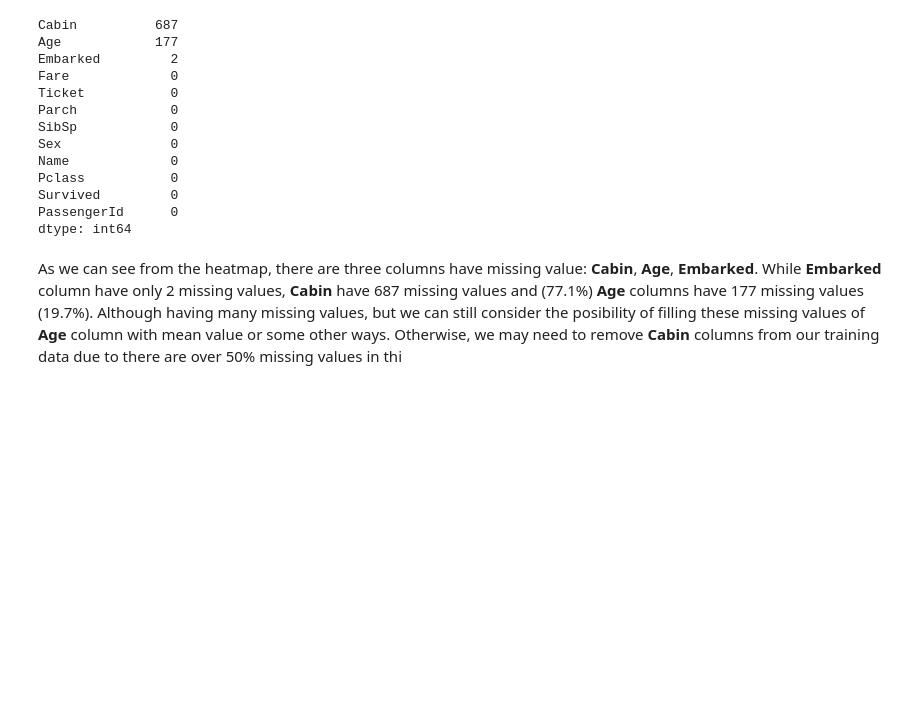
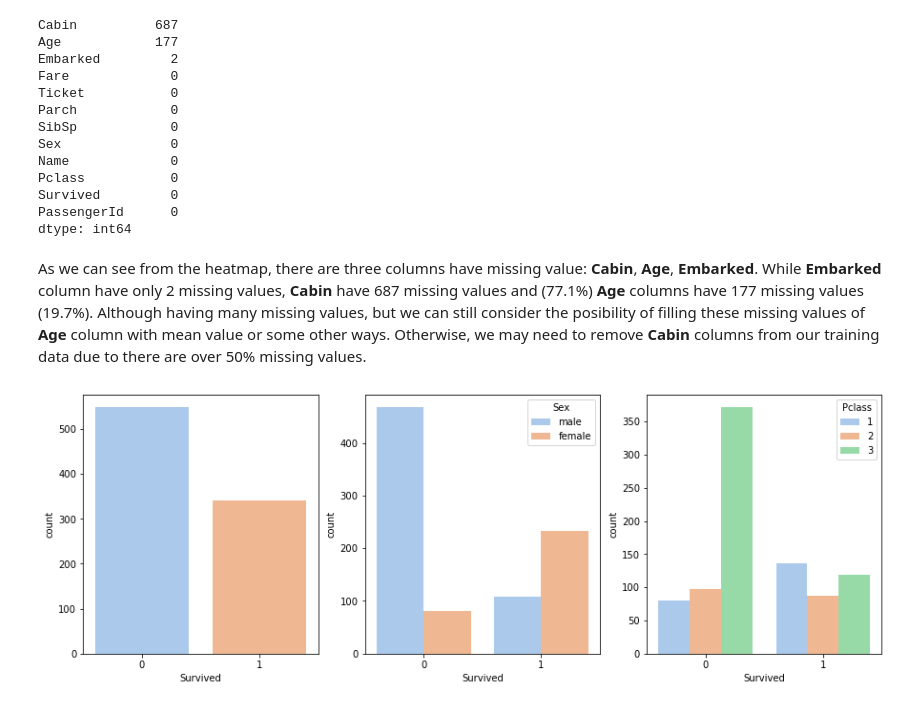
Before and after one commit to Thienbuu/Titanic_classification, a Jupyter notebook: Basic.ipynb, the cells around one changed output. Saved outputs shown, nothing was run; the diff lists cells and outputs as text; code cells hidden in the pictures; blank space fills up the shorter version.

```diff
--- a/Basic.ipynb
+++ b/Basic.ipynb
@@ -46,4 +69,18 @@ Survived         0
 PassengerId      0
 dtype: int64
 # %% [markdown]
-As we can see from the heatmap, there are three columns have missing value: **Cabin**, **Age**, **Embarked**. While **Embarked** column have only 2 missing values, **Cabin** have 687 missing values and (77.1%) **Age** columns have 177 missing values (19.7%). Although having many missing values, but we can still consider the posibility of filling these missing values of **Age** column with mean value or some other ways. Otherwise, we may need to remove **Cabin** columns from our training data due to there are over 50% missing values in thi
+As we can see from the heatmap, there are three columns have missing value: **Cabin**, **Age**, **Embarked**. While **Embarked** column have only 2 missing values, **Cabin** have 687 missing values and (77.1%) **Age** columns have 177 missing values (19.7%). Although having many missing values, but we can still consider the posibility of filling these missing values of **Age** column with mean value or some other ways. Otherwise, we may need to remove **Cabin** columns from our training data due to there are over 50% missing values.
+# %%
+fig = plt.figure(figsize=(15,5))
+#Plot survived data
+ax1 = fig.add_subplot(1,3,1)
+sns.countplot(x='Survived', data=train, palette='pastel', ax=ax1)
+#Plot survived data with respect sex
+ax2= fig.add_subplot(1,3,2)
+sns.countplot(x='Survived', hue='Sex', data=train, palette='pastel', ax=ax2)
+#Plot survived data with respect Pclass (1: upper, 2:middle, 3:lower)
+ax3 = fig.add_subplot(1,3,3)
+sns.countplot(x='Survived', hue='Pclass', data=train, palette='pastel', ax=ax3)
+plt.show()
+# %% [output]
+[figure, added]
```
Also changed, not shown: parts of 18 cells of this notebook.
